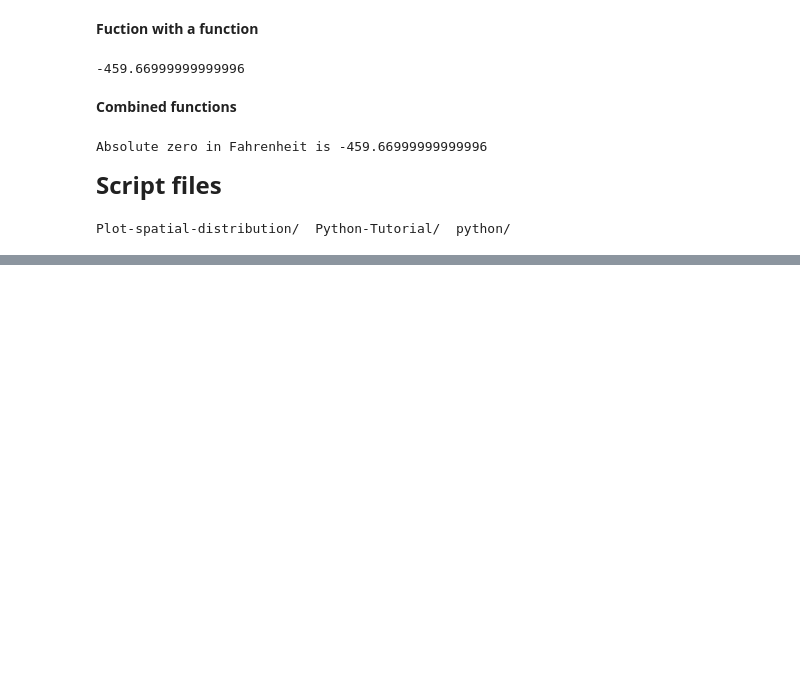
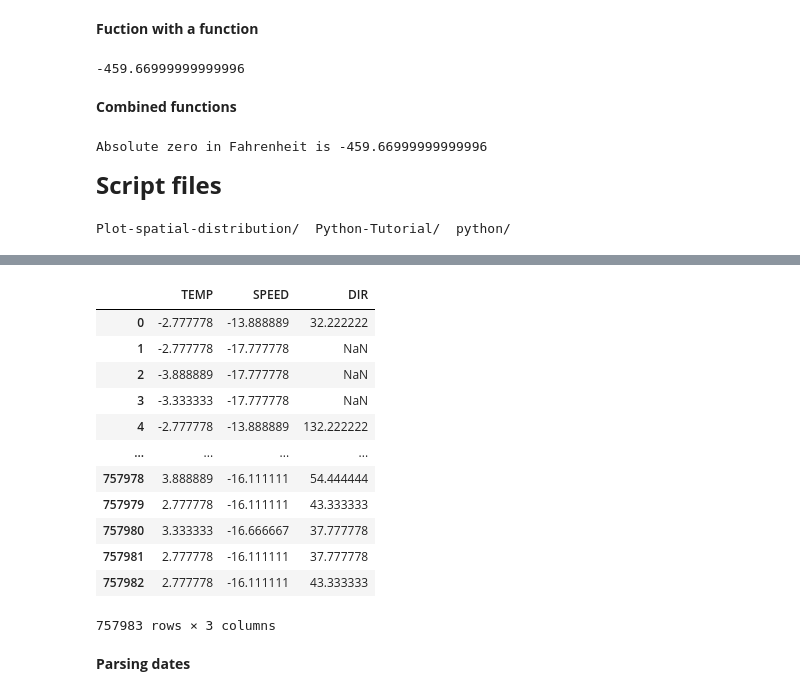
Before and after one commit to yangshanye/Python-Tutorial, a Jupyter notebook: Geopython_basic_expresion.ipynb, the cells around one changed output, grey strips where cells are left out. Drawn from its saved outputs; the diff is of its cells as text; code cells hidden in the pictures; blank space fills up the shorter version.

```diff
--- a/Geopython_basic_expresion.ipynb
+++ b/Geopython_basic_expresion.ipynb
@@ -2083,0 +2122,7 @@ for idx, row in data_short.iterrows():
+# %%
+for idx in data_short.head().iterrows():
+
+
+    print(row)
+    print("\n")
+    break
@@ -2083,0 +2216,16 @@ for idx, row in data_short.iterrows():
+# %%
+data[["TEMP", "SPEED", "DIR"]].apply(fahr_to_celsius)
+# %% [output]
+|  | TEMP | SPEED | DIR |
+| 0 | -2.777778 | -13.888889 | 32.222222 |
+| 1 | -2.777778 | -17.777778 | NaN |
+| 2 | -3.888889 | -17.777778 | NaN |
+| 3 | -3.333333 | -17.777778 | NaN |
+| 4 | -2.777778 | -13.888889 | 132.222222 |
+| ... | ... | ... | ... |
+| 757978 | 3.888889 | -16.111111 | 54.444444 |
+| 757979 | 2.777778 | -16.111111 | 43.333333 |
+| 757980 | 3.333333 | -16.666667 | 37.777778 |
+| 757981 | 2.777778 | -16.111111 | 37.777778 |
+| 757982 | 2.777778 | -16.111111 | 43.333333 |
+757983 rows × 3 columns
@@ -2083,0 +2244,2 @@ for idx, row in data_short.iterrows():
+# %% [markdown]
+**Parsing dates**
```
Also changed, not shown: parts of 411 cells of this notebook.
